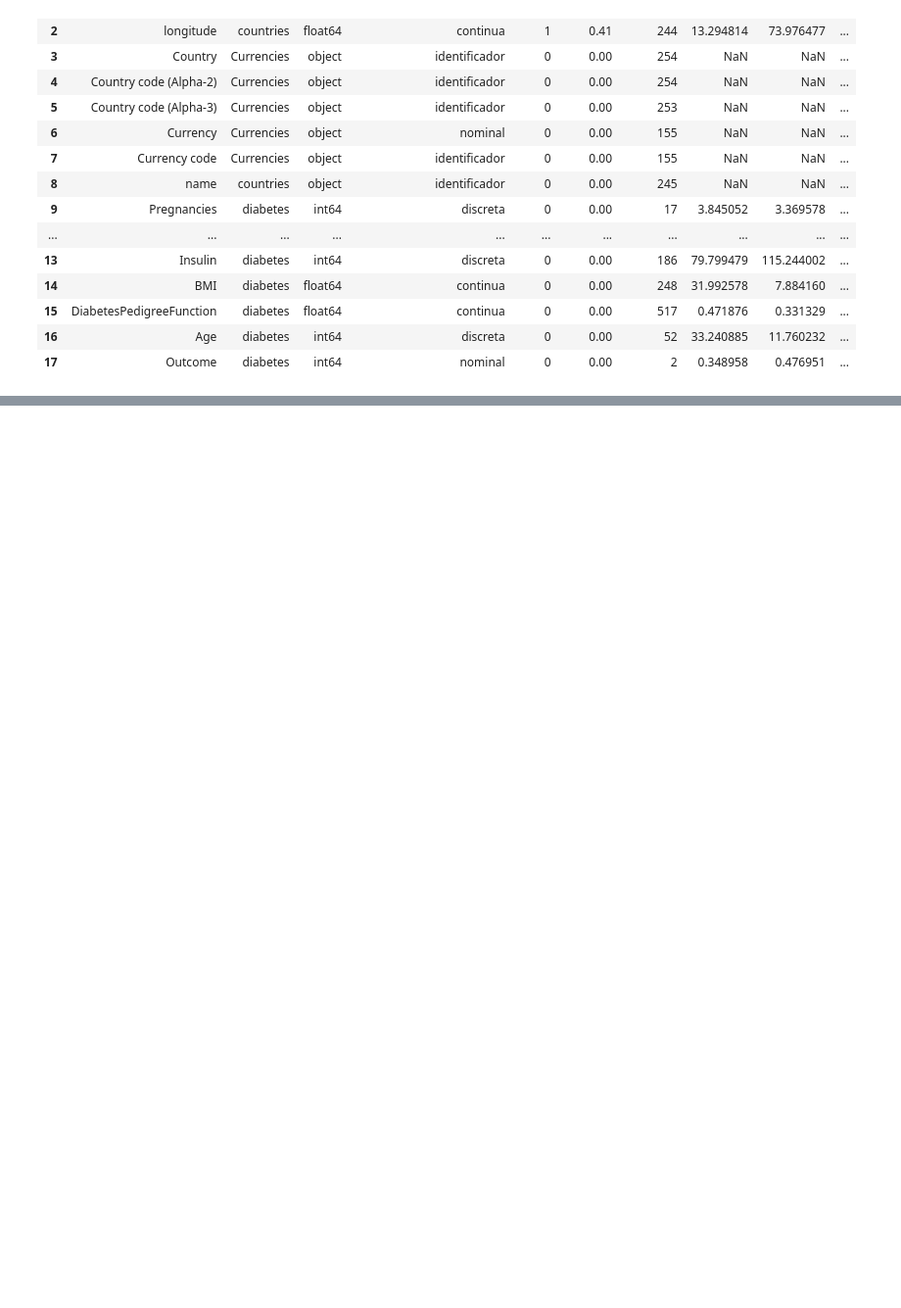
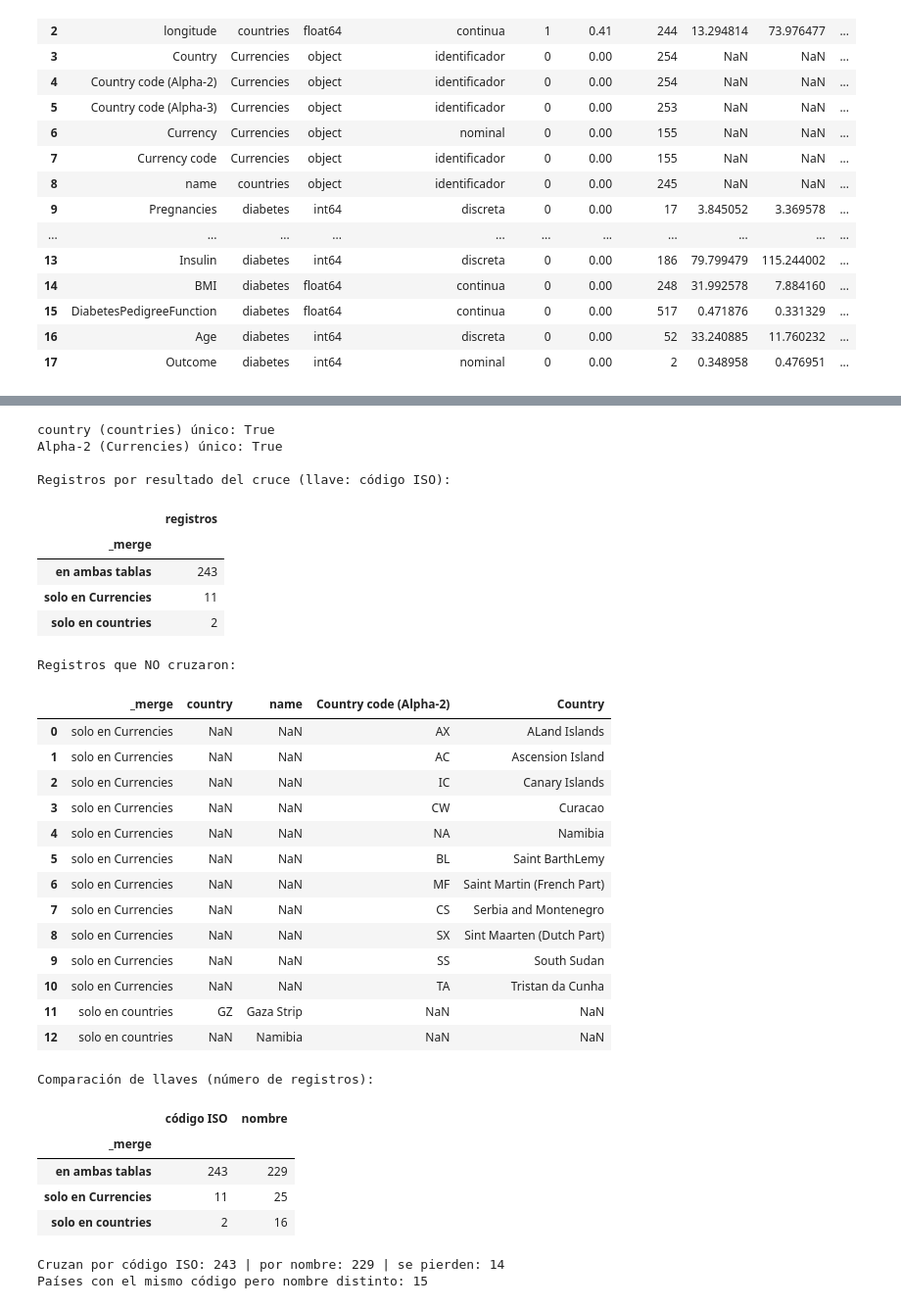
Before and after one commit to juancguerrerom13/Taller1-Gestion-de-Datos, a Jupyter notebook: work/taller1.ipynb, the cells around one changed output, grey strips where cells are left out. Shown at 98% size. Saved outputs shown, nothing was run; the diff lists cells and outputs as text; code cells hidden in the pictures; blank space fills up the shorter version.

Commit message:
Ejercicio 1 del taller resuelto, los 8 puntos se resolvieron y se incluyen en el repositorio

```diff
--- a/work/taller1.ipynb
+++ b/work/taller1.ipynb
@@ -154,0 +217,73 @@ perfiles
+# %%
+alpha2 = "Country code (Alpha-2)"
+etiquetas = {"both": "en ambas tablas", "left_only": "solo en countries", "right_only": "solo en Currencies"}
+
+# Pregunta 4: ¿la llave identifica de forma única a cada país?
+print("country (countries) único:", countries["country"].dropna().is_unique)
+print("Alpha-2 (Currencies) único:", Currencies[alpha2].is_unique)
+
+# Punto 5: unión outer por código ISO
+cruce = countries.merge(Currencies, left_on="country", right_on=alpha2, how="outer", indicator=True)
+cruce["_merge"] = cruce["_merge"].astype(str).map(etiquetas)
+
+print("\nRegistros por resultado del cruce (llave: código ISO):")
+display(cruce["_merge"].value_counts().rename("registros").to_frame())
+
+# Registros que no cruzaron
+print("Registros que NO cruzaron:")
+no_cruzan = cruce[cruce["_merge"] != "en ambas tablas"]
+display(no_cruzan[["_merge", "country", "name", alpha2, "Country"]]
+        .sort_values(["_merge", "name", "Country"], ignore_index=True))
+
+# Respaldo de la pregunta 4: mismo cruce usando el nombre como llave
+cruce_nombre = countries.merge(Currencies, left_on="name", right_on="Country", how="outer", indicator=True)
+cruce_nombre["_merge"] = cruce_nombre["_merge"].astype(str).map(etiquetas)
+comparacion = pd.concat(
+    {"código ISO": cruce["_merge"].value_counts(), "nombre": cruce_nombre["_merge"].value_counts()}, axis=1
+)
+print("Comparación de llaves (número de registros):")
+display(comparacion)
+
+# Punto 6: registros que se pierden al usar el nombre como llave
+cruzan_codigo = comparacion.loc["en ambas tablas", "código ISO"]
+cruzan_nombre = comparacion.loc["en ambas tablas", "nombre"]
+print(f"Cruzan por código ISO: {cruzan_codigo} | por nombre: {cruzan_nombre} | se pierden: {cruzan_codigo - cruzan_nombre}")
+
+# Causa: países con el mismo código ISO pero nombre escrito distinto en cada tabla
+mismo_codigo = countries.merge(Currencies, left_on="country", right_on=alpha2)
+nombre_distinto = mismo_codigo[mismo_codigo["name"] != mismo_codigo["Country"]]
+print(f"Países con el mismo código pero nombre distinto: {len(nombre_distinto)}")
+display(nombre_distinto[["country", "name", "Country"]].reset_index(drop=True))
+# %% [output]
+country (countries) único: True
+Alpha-2 (Currencies) único: True
+
+Registros por resultado del cruce (llave: código ISO):
+|  | registros |
+| _merge |  |
+| en ambas tablas | 243 |
+| solo en Currencies | 11 |
+| solo en countries | 2 |
+Registros que NO cruzaron:
+|  | _merge | country | name | Country code (Alpha-2) | Country |
+| 0 | solo en Currencies | NaN | NaN | AX | ALand Islands |
+| 1 | solo en Currencies | NaN | NaN | AC | Ascension Island |
+| 2 | solo en Currencies | NaN | NaN | IC | Canary Islands |
+| 3 | solo en Currencies | NaN | NaN | CW | Curacao |
+| 4 | solo en Currencies | NaN | NaN | NA | Namibia |
+| 5 | solo en Currencies | NaN | NaN | BL | Saint BarthLemy |
+| 6 | solo en Currencies | NaN | NaN | MF | Saint Martin (French Part) |
+| 7 | solo en Currencies | NaN | NaN | CS | Serbia and Montenegro |
+| 8 | solo en Currencies | NaN | NaN | SX | Sint Maarten (Dutch Part) |
+| 9 | solo en Currencies | NaN | NaN | SS | South Sudan |
+| 10 | solo en Currencies | NaN | NaN | TA | Tristan da Cunha |
+| 11 | solo en countries | GZ | Gaza Strip | NaN | NaN |
+| 12 | solo en countries | NaN | Namibia | NaN | NaN |
+Comparación de llaves (número de registros):
+|  | código ISO | nombre |
+| _merge |  |  |
+| en ambas tablas | 243 | 229 |
+| solo en Currencies | 11 | 25 |
+| solo en countries | 2 | 16 |
+Cruzan por código ISO: 243 | por nombre: 229 | se pierden: 14
+Países con el mismo código pero nombre distinto: 15
```
Also changed, not shown: parts of 9 cells of this notebook, 3 other files.
